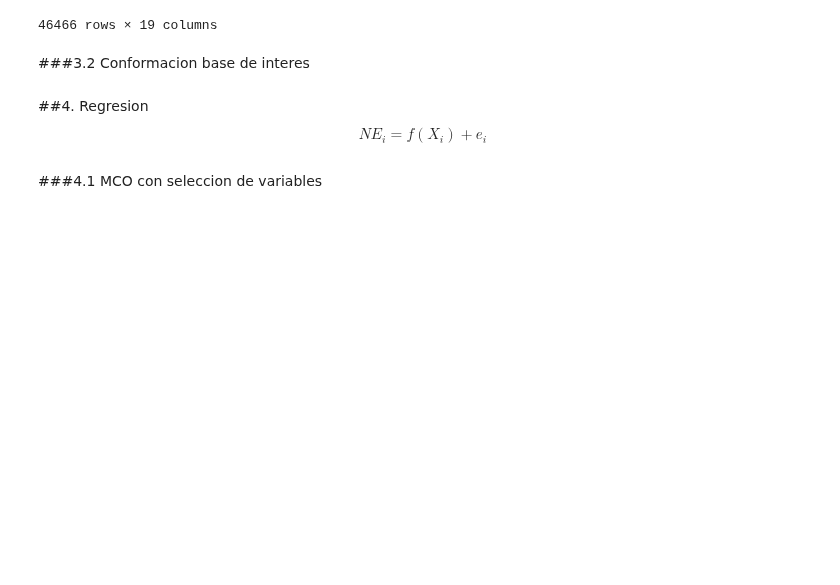
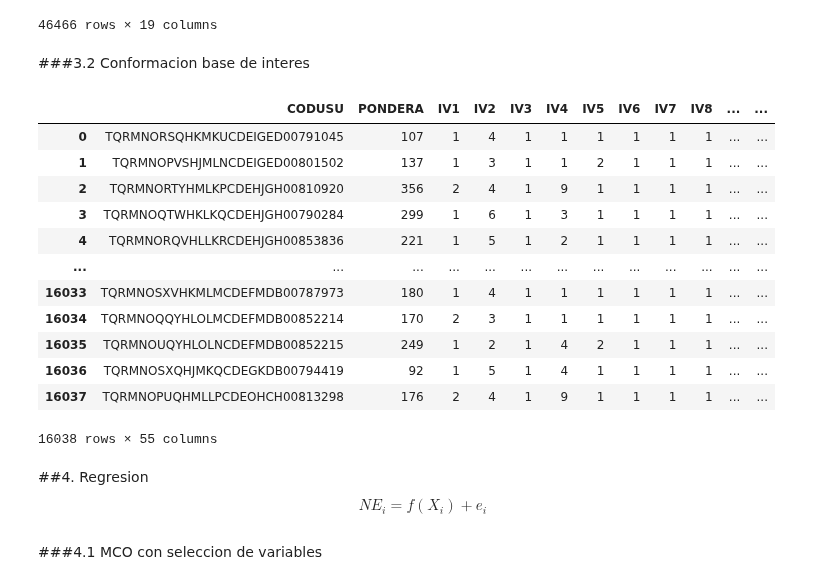
Before and after one commit to santiagoriverti/prediccion_nivel_educativo, a Jupyter notebook: scripts/prediccion_nivel_educativo.ipynb, the cells around one changed output. Cells and saved outputs as stored; diff of their text form; code cells hidden in the pictures; blank space fills up the shorter version.

Commit message:
actualizacion limpieza base

```diff
--- a/scripts/prediccion_nivel_educativo.ipynb
+++ b/scripts/prediccion_nivel_educativo.ipynb
@@ -254,6 +254,54 @@ df_ind
 46466 rows × 19 columns
 # %% [markdown]
 ###3.2 Conformacion base de interes
+# %%
+# ----------------------------------------------------------------------
+# Construcción de base final para estimaciones (hogar + indicadores)
+# ----------------------------------------------------------------------
+
+# 1. Hacinamiento: IX_TOT / II2
+df_hogar['HAC'] = df_hogar['IX_TOT'] / df_hogar['II2']
+
+# 2-7. Indicadores a nivel hogar desde base individual
+df_ind_agg = df_ind.groupby('CODUSU').agg(
+    EDA_sum=('CH06', 'sum'),
+    FEM_sum=('CH04', lambda x: (x == 2).sum()),
+    ANALFABET_sum=('CH09', lambda x: (x == 2).sum()),
+    DESOCUP_sum=('ESTADO', lambda x: (x == 2).sum()),
+    INACTIVOS_sum=('ESTADO', lambda x: (x == 3).sum()),
+    IEAE_sum=('IEAE', 'sum')
+).reset_index()
+
+# Unir con base hogar
+df_modelo = df_hogar.merge(df_ind_agg, on='CODUSU', how='inner')
+
+# Calcular proporciones normalizadas por IX_TOT
+df_modelo['EDA'] = df_modelo['EDA_sum'] / df_modelo['IX_TOT']
+df_modelo['FEM'] = df_modelo['FEM_sum'] / df_modelo['IX_TOT']
+df_modelo['ANALFABET'] = df_modelo['ANALFABET_sum'] / df_modelo['IX_TOT']
+df_modelo['DESOCUP'] = df_modelo['DESOCUP_sum'] / df_modelo['IX_TOT']
+df_modelo['INACTIVOS'] = df_modelo['INACTIVOS_sum'] / df_modelo['IX_TOT']
+df_modelo['NE'] = df_modelo['IEAE_sum'] / df_modelo['IX_TOT']
+
+# Exportar base final
+df_modelo.to_excel("df_modelo_estimaciones_2023T4.xlsx", index=False)
+
+# Vista previa
+df_modelo
+# %% [output]
+|  | CODUSU | PONDERA | IV1 | IV2 | IV3 | IV4 | IV5 | IV6 | IV7 | IV8 | ... | ... |
+| 0 | TQRMNORSQHKMKUCDEIGED00791045 | 107 | 1 | 4 | 1 | 1 | 1 | 1 | 1 | 1 | ... | ... |
+| 1 | TQRMNOPVSHJMLNCDEIGED00801502 | 137 | 1 | 3 | 1 | 1 | 2 | 1 | 1 | 1 | ... | ... |
+| 2 | TQRMNORTYHMLKPCDEHJGH00810920 | 356 | 2 | 4 | 1 | 9 | 1 | 1 | 1 | 1 | ... | ... |
+| 3 | TQRMNOQTWHKLKQCDEHJGH00790284 | 299 | 1 | 6 | 1 | 3 | 1 | 1 | 1 | 1 | ... | ... |
+| 4 | TQRMNORQVHLLKRCDEHJGH00853836 | 221 | 1 | 5 | 1 | 2 | 1 | 1 | 1 | 1 | ... | ... |
+| ... | ... | ... | ... | ... | ... | ... | ... | ... | ... | ... | ... | ... |
+| 16033 | TQRMNOSXVHKMLMCDEFMDB00787973 | 180 | 1 | 4 | 1 | 1 | 1 | 1 | 1 | 1 | ... | ... |
+| 16034 | TQRMNOQQYHLOLMCDEFMDB00852214 | 170 | 2 | 3 | 1 | 1 | 1 | 1 | 1 | 1 | ... | ... |
+| 16035 | TQRMNOUQYHLOLNCDEFMDB00852215 | 249 | 1 | 2 | 1 | 4 | 2 | 1 | 1 | 1 | ... | ... |
+| 16036 | TQRMNOSXQHJMKQCDEGKDB00794419 | 92 | 1 | 5 | 1 | 4 | 1 | 1 | 1 | 1 | ... | ... |
+| 16037 | TQRMNOPUQHMLLPCDEOHCH00813298 | 176 | 2 | 4 | 1 | 9 | 1 | 1 | 1 | 1 | ... | ... |
+16038 rows × 55 columns
 # %% [markdown]
 ##4. Regresion
 $${NE}_i = f(X_i) + e_i$$
```
Also changed, not shown: parts of 18 cells of this notebook.
